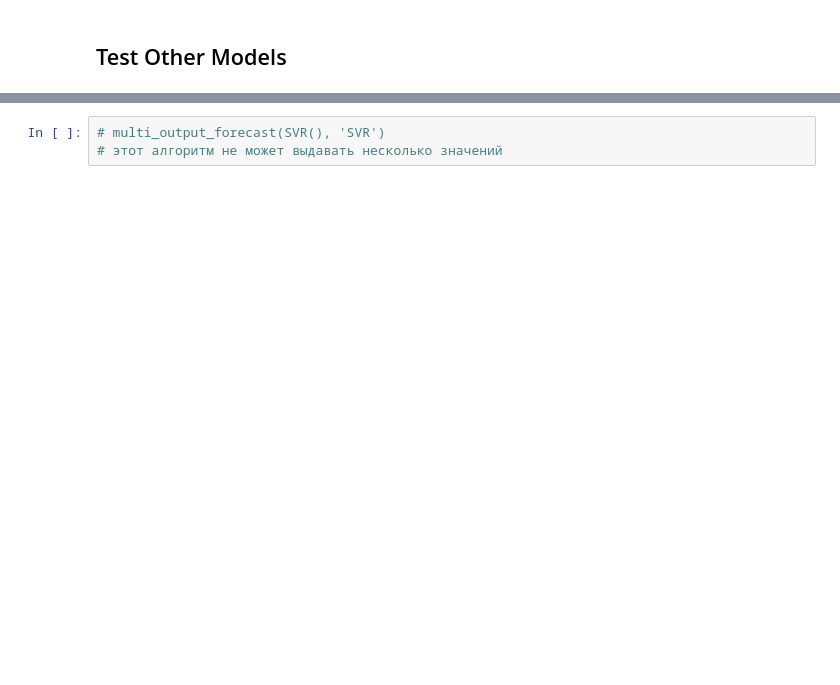
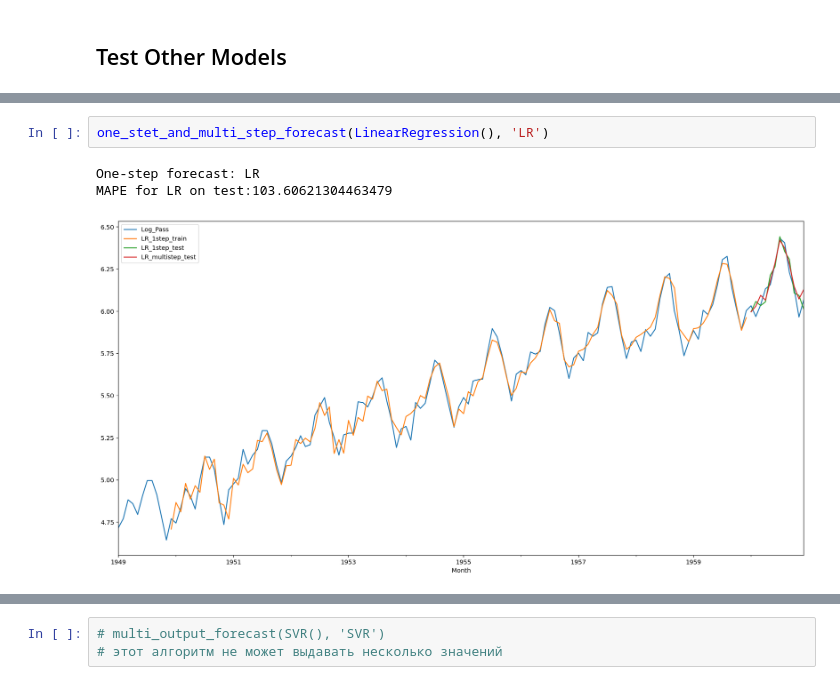
Before and after one commit to Chepell/SF_DS_Pro, a Jupyter notebook: 02_TimeSeries/04_ML/03_ML_Airline_with_diff.ipynb, the cells around one changed output, grey strips where cells are left out. Drawn from its saved outputs; the diff is of its cells as text; blank space fills up the shorter version.

```diff
--- a/02_TimeSeries/04_ML/03_ML_Airline_with_diff.ipynb
+++ b/02_TimeSeries/04_ML/03_ML_Airline_with_diff.ipynb
@@ -329,6 +404,12 @@ def one_stet_and_multi_step_forecast(model, name):
             ]
 
     df[cols].plot(figsize=(20, 10));
+# %%
+one_stet_and_multi_step_forecast(LinearRegression(), 'LR')
+# %% [output]
+One-step forecast: LR
+MAPE for LR on test:103.60621304463479
+[figure, added]
 # %%
 one_stet_and_multi_step_forecast(SVR(), 'SRV')
 # %% [output]
```
Also changed, not shown: parts of 65 cells of this notebook, 3 other files.
